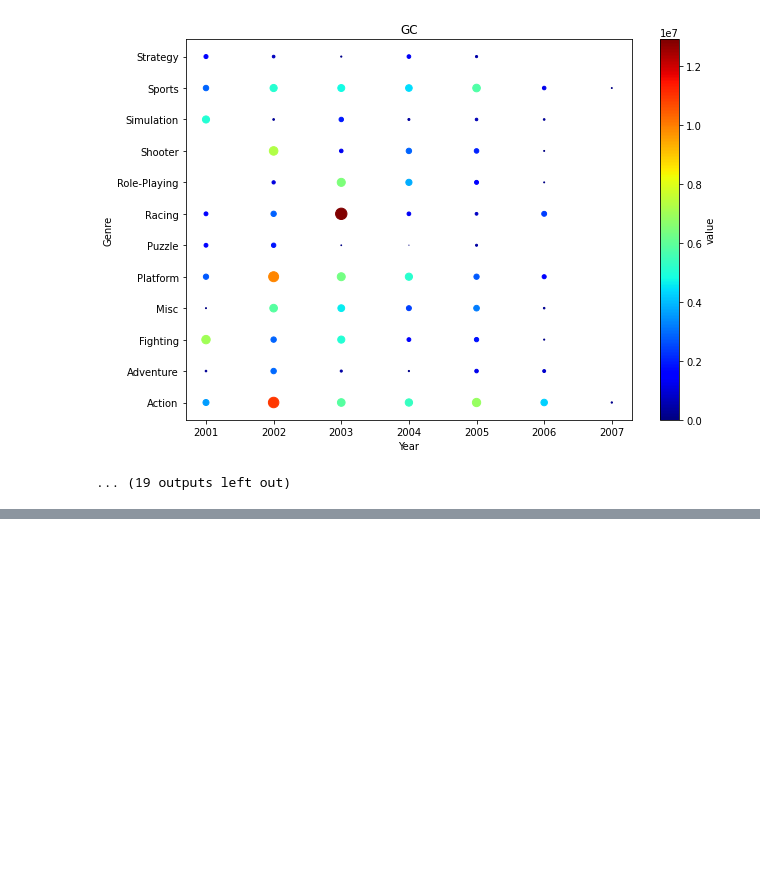
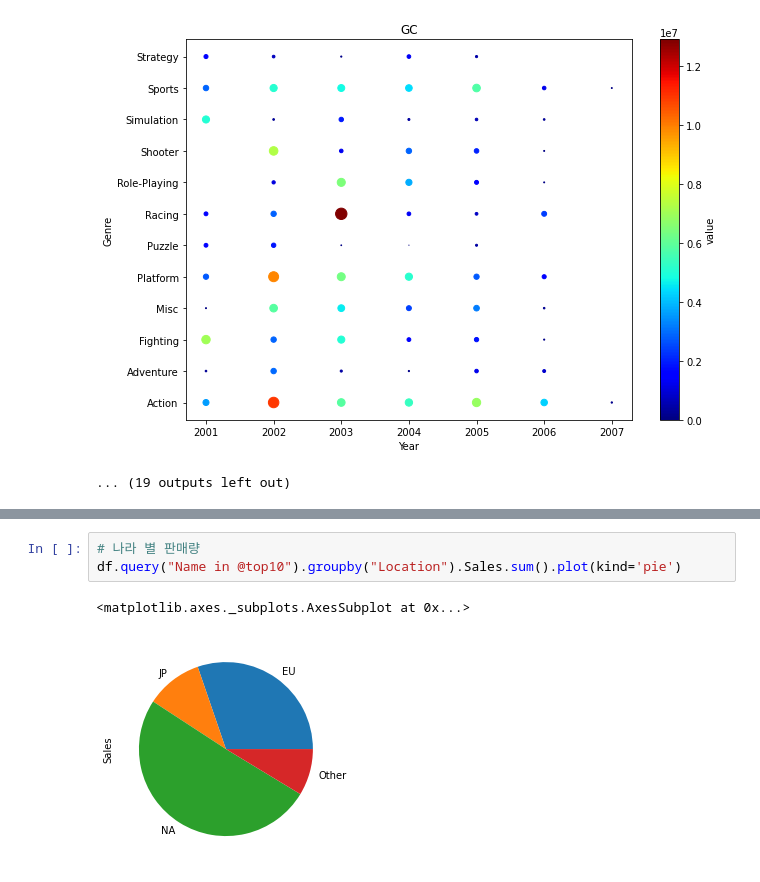
Before and after one commit to CJYjob/ds-section1-Project1-new-, a Jupyter notebook: Codestates_Project1.ipynb, the cells around one changed output, grey strips where cells are left out. Cells and saved outputs as stored; diff of their text form; blank space fills up the shorter version.

```diff
--- a/Codestates_Project1.ipynb
+++ b/Codestates_Project1.ipynb
@@ -427,0 +440,6 @@ for pf in df["Platform"].unique() :
+# %%
+# 나라 별 판매량
+df.query("Name in @top10").groupby("Location").Sales.sum().plot(kind='pie')
+# %% [output]
+<matplotlib.axes._subplots.AxesSubplot at 0x...>
+[figure, added]
```
Also changed, not shown: parts of 3 cells of this notebook.
